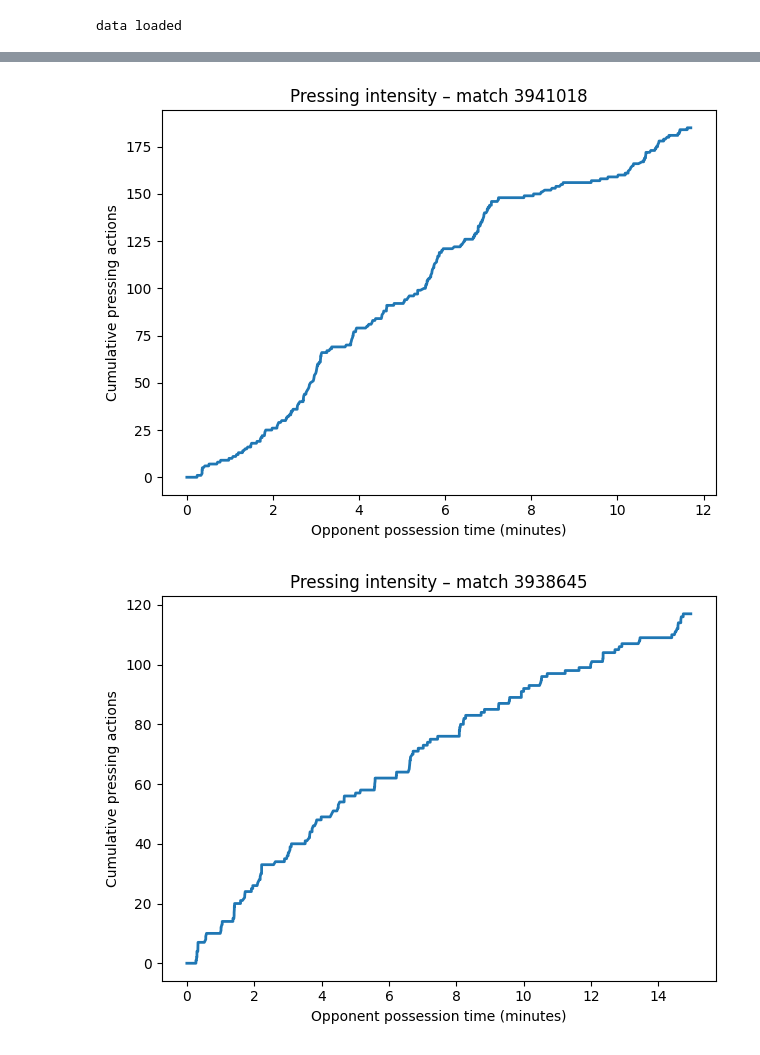
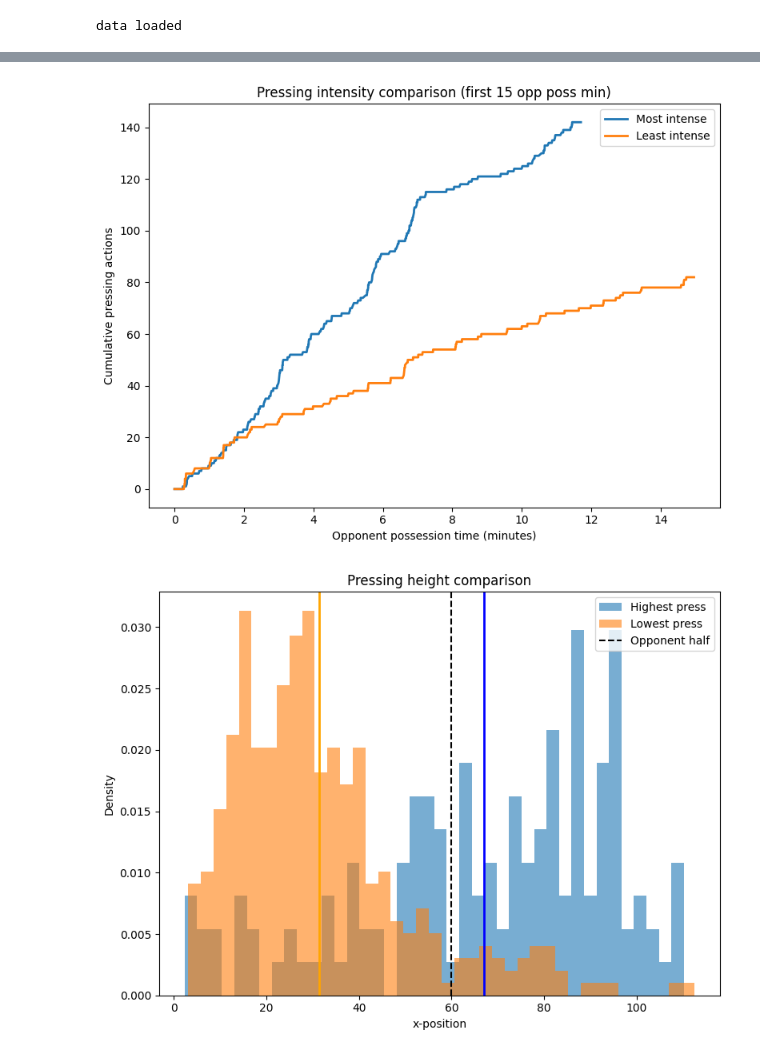
Before and after one commit to Stefan-coder1/Exjobb, a Jupyter notebook: feature_engineer.ipynb, the cells around one changed output, grey strips where cells are left out. Saved outputs shown, nothing was run; the diff lists cells and outputs as text; code cells hidden in the pictures.

Commit message:
Press height + intensity

```diff
--- a/feature_engineer.ipynb
+++ b/feature_engineer.ipynb
@@ -97,18 +100,21 @@ def calc_pressing_intensity(df_all_events: pd.DataFrame) -> pd.DataFrame:
     out = counts.merge(poss[["match_id", "team_id", "opp_possession_minutes"]], on=grp, how="left")
     out["press_intensity"] = out["n_press_actions"] / out["opp_possession_minutes"].replace(0, np.nan)
     return out
-
 def calc_pressing_height(
     df_all_events: pd.DataFrame,
     high_line_x: float = 60.0,
+    very_high_line_x: float = 80.0,
+    min_press_actions: int = 10,
 ) -> pd.DataFrame:
     """
-    Pressing height = share of pressing actions that occur high up the pitch.
-
-    high_line_x: threshold in StatsBomb x-coordinates (0..120). Opponent half starts at 60.
+    Pressing height features from press-event x locations.
 
     Returns columns:
-      match_id, team_id, n_press_actions, n_high, press_height
+      match_id, team_id,
+      n_press_actions,
+      press_height_mean_x, press_height_median_x, press_height_std_x,
+      n_high, press_height_share_high,
+      n_very_high, press_height_share_very_high
     """
     df = df_all_events.copy()
 
@@ -121,21 +127,37 @@ def calc_pressing_height(
     press = press[press["possession_team_id"].notna()].copy()
     press = press[press["possession_team_id"] != press["team_id"]].copy()
 
-    # require x for height classification
+    # require x
     press = press[press["x"].notna()].copy()
 
     grp = ["match_id", "team_id"]
     press["is_high"] = press["x"] >= high_line_x
+    press["is_very_high"] = press["x"] >= very_high_line_x
 
     agg = (
         press.groupby(grp)
              .agg(
-                 n_press_actions=("is_high", "size"),
+                 n_press_actions=("x", "size"),
+                 press_height_mean_x=("x", "mean"),
+                 press_height_median_x=("x", "median"),
+                 press_height_std_x=("x", "std"),
                  n_high=("is_high", "sum"),
+                 n_very_high=("is_very_high", "sum"),
              )
              .reset_index()
     )
-    agg["press_height"] = agg["n_high"] / agg["n_press_actions"].replace(0, np.nan)
+
+    agg["press_height_share_high"] = agg["n_high"] / agg["n_press_actions"].replace(0, np.nan)
+    agg["press_height_share_very_high"] = agg["n_very_high"] / agg["n_press_actions"].replace(0, np.nan)
+
+    # stability: if too few press actions, ratios + moments are noisy
+    mask = agg["n_press_actions"] < min_press_actions
+    cols_to_nan = [
+        "press_height_mean_x", "press_height_median_x", "press_height_std_x",
+        "press_height_share_high", "press_height_share_very_high"
+    ]
+    agg.loc[mask, cols_to_nan] = np.nan
+
     return agg
 # %%
 
@@ -152,8 +174,8 @@ print("Most pressing intensity:\n", most_press, "\n")
 print("Least pressing intensity:\n", least_press, "\n")
 
 
-most_high_press = press_height.sort_values("press_height", ascending=False).iloc[0]
-least_high_press = press_height.sort_values("press_height", ascending=True).iloc[0]
+most_high_press = press_height.sort_values("press_height_mean_x", ascending=False).iloc[0]
+least_high_press = press_height.sort_values("press_height_mean_x", ascending=True).iloc[0]
 
 print("Highest press:\n", most_high_press, "\n")
 print("Lowest press:\n", least_high_press, "\n")
@@ -224,8 +287,6 @@ def plot_pressing_height_distribution(df, row):
 # %%
-plot_pressing_intensity_curve(df, most_press)
-plot_pressing_intensity_curve(df, least_press)
-plot_pressing_height_distribution(df, most_high_press)
-plot_pressing_height_distribution(df, least_high_press)
+plot_two_pressing_intensity_curves(df, most_press, least_press, labels=["Most intense", "Least intense"])
+plot_two_pressing_height_distributions(df, most_high_press, least_high_press, labels=["Highest press", "Lowest press"], bins=40)
 # %% [output]
-[figure, old version]
+[figure, new version]
-[figure, old version]
+[figure, new version]
```
Also changed, not shown: parts of 5 cells of this notebook, 3 other files.
